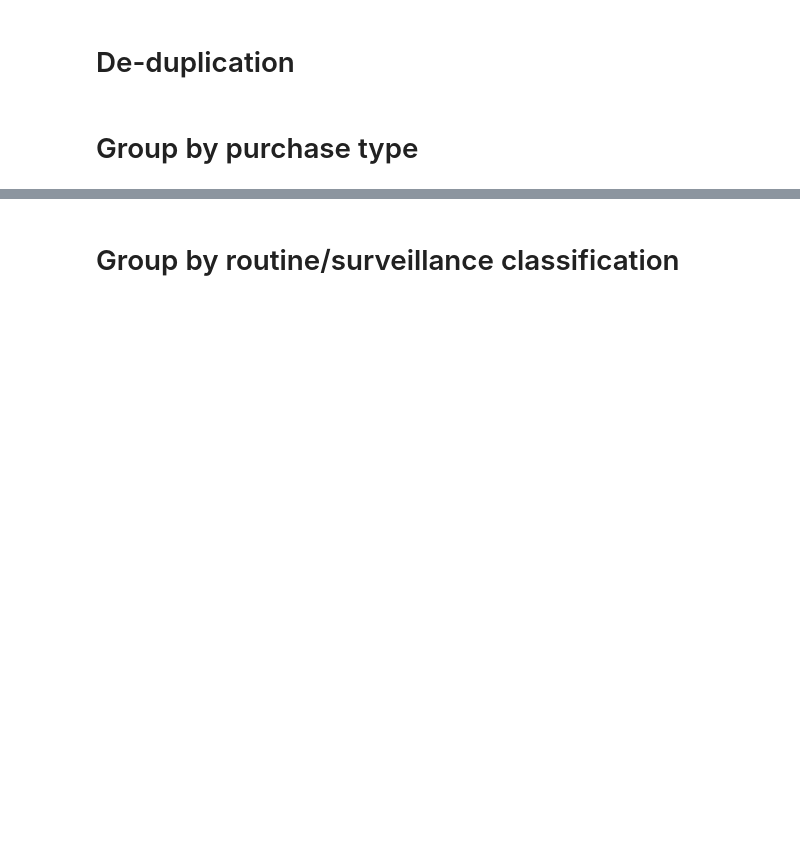
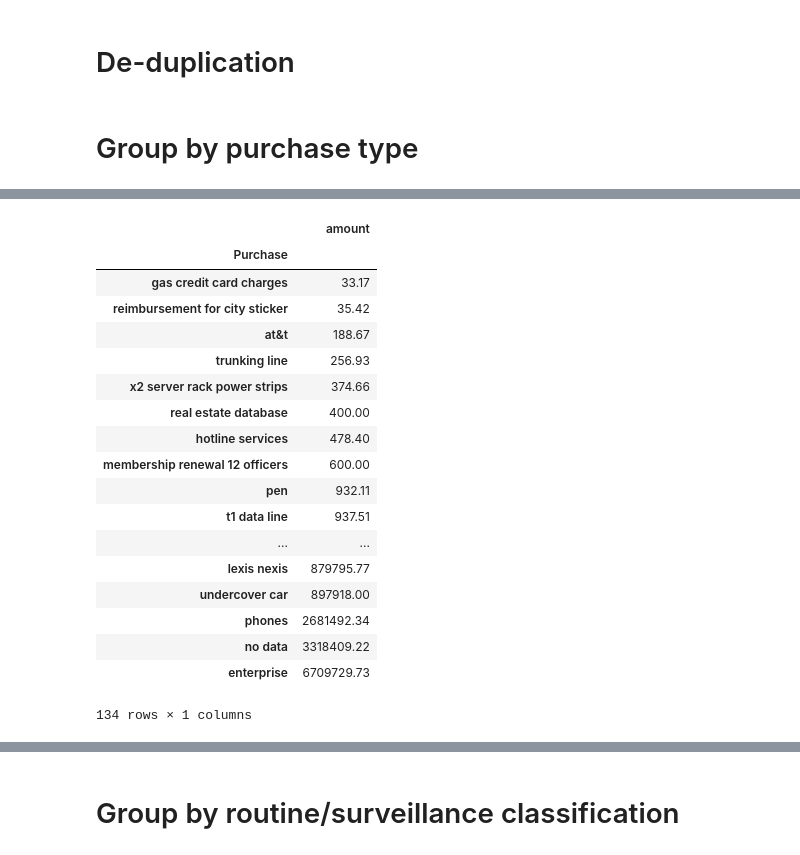
Before and after one commit to lucyparsons/1505analysis, a Jupyter notebook: preprocess/Exploratory.ipynb, the cells around one changed output, grey strips where cells are left out. Drawn from its saved outputs; the diff is of its cells as text; code cells hidden in the pictures; blank space fills up the shorter version.

```diff
--- a/preprocess/Exploratory.ipynb
+++ b/preprocess/Exploratory.ipynb
@@ -83,3 +117,25 @@ amounts.sort_values('amount', ascending=False)[1:6].plot(ax=ax, kind='barh', fig
+# %%
+amounts.sort('amount')
+# %% [output]
+|  | amount |
+| Purchase |  |
+| gas credit card charges | 33.17 |
+| reimbursement for city sticker | 35.42 |
+| at&t | 188.67 |
+| trunking line | 256.93 |
+| x2 server rack power strips | 374.66 |
+| real estate database | 400.00 |
+| hotline services | 478.40 |
+| membership renewal 12 officers | 600.00 |
+| pen | 932.11 |
+| t1 data line | 937.51 |
+| ... | ... |
+| lexis nexis | 879795.77 |
+| undercover car | 897918.00 |
+| phones | 2681492.34 |
+| no data | 3318409.22 |
+| enterprise | 6709729.73 |
+134 rows × 1 columns
 # %%
 amounts.sum()
 # %% [output]
```
Also changed, not shown: parts of 14 cells of this notebook, 1 other file.
